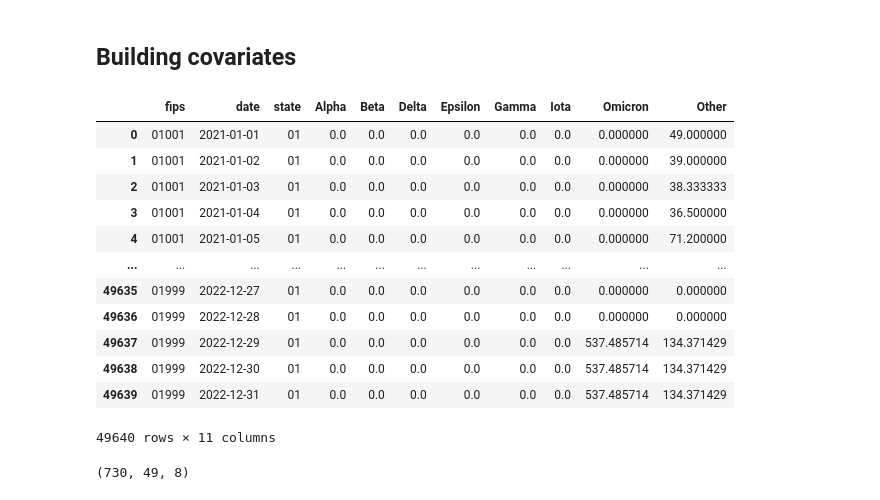
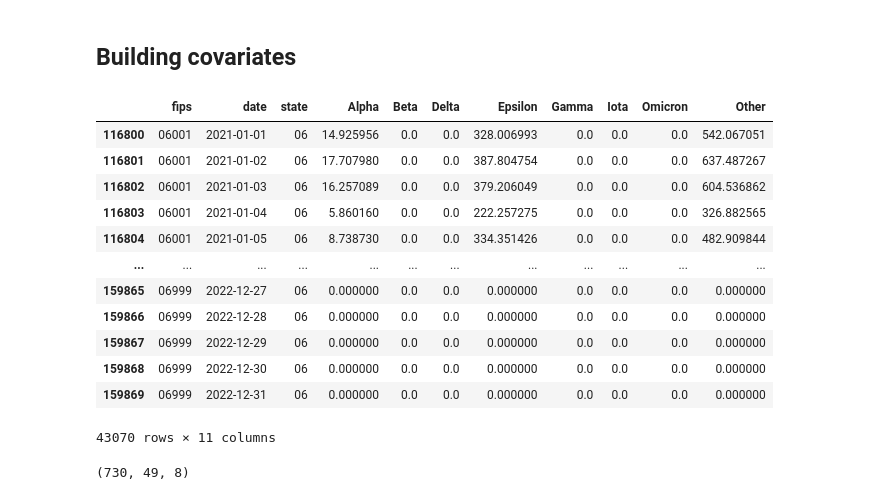
Before and after one commit to roomtempfusion/STAT-461-Group-Project, a Jupyter notebook: models/msst.ipynb, the cells around one changed output. Drawn from its saved outputs; the diff is of its cells as text; code cells hidden in the pictures.

```diff
--- a/models/msst.ipynb
+++ b/models/msst.ipynb
@@ -190,25 +192,32 @@ county_to_global = {c_fips: idx for idx, c_fips in enumerate(county_fips_global)
 M = len(county_fips_global)
 T = len(all_dates)
 F_micro = len(variant_cols)
+# %%
+county_cases_daily = pd.read_parquet('../processed data/county level/daily_cases_by_county.parquet')
+# %%
+county_cases_dict = dict()
+for state in state_fips_list:
+    df = county_cases_daily[county_cases_daily.state == state]
+    county_cases_dict[state] = df
 # %%
-with open('../processed data/county level/rolled_county_cases.pkl', 'rb') as file:
-    county_cases_dict = pickle.load(file)
+# with open('../processed data/county level/rolled_county_cases.pkl', 'rb') as file:
+#     county_cases_dict = pickle.load(file)
 # %%
-county_cases_dict['01']
+county_cases_dict['06']
 # %% [output]
 |  | fips | date | state | Alpha | Beta | Delta | Epsilon | Gamma | Iota | Omicron | Other |
-| 0 | 01001 | 2021-01-01 | 01 | 0.0 | 0.0 | 0.0 | 0.0 | 0.0 | 0.0 | 0.000000 | 49.000000 |
-| 1 | 01001 | 2021-01-02 | 01 | 0.0 | 0.0 | 0.0 | 0.0 | 0.0 | 0.0 | 0.000000 | 39.000000 |
-| 2 | 01001 | 2021-01-03 | 01 | 0.0 | 0.0 | 0.0 | 0.0 | 0.0 | 0.0 | 0.000000 | 38.333333 |
-| 3 | 01001 | 2021-01-04 | 01 | 0.0 | 0.0 | 0.0 | 0.0 | 0.0 | 0.0 | 0.000000 | 36.500000 |
-| 4 | 01001 | 2021-01-05 | 01 | 0.0 | 0.0 | 0.0 | 0.0 | 0.0 | 0.0 | 0.000000 | 71.200000 |
+| 116800 | 06001 | 2021-01-01 | 06 | 14.925956 | 0.0 | 0.0 | 328.006993 | 0.0 | 0.0 | 0.0 | 542.067051 |
+| 116801 | 06001 | 2021-01-02 | 06 | 17.707980 | 0.0 | 0.0 | 387.804754 | 0.0 | 0.0 | 0.0 | 637.487267 |
+| 116802 | 06001 | 2021-01-03 | 06 | 16.257089 | 0.0 | 0.0 | 379.206049 | 0.0 | 0.0 | 0.0 | 604.536862 |
+| 116803 | 06001 | 2021-01-04 | 06 | 5.860160 | 0.0 | 0.0 | 222.257275 | 0.0 | 0.0 | 0.0 | 326.882565 |
+| 116804 | 06001 | 2021-01-05 | 06 | 8.738730 | 0.0 | 0.0 | 334.351426 | 0.0 | 0.0 | 0.0 | 482.909844 |
 | ... | ... | ... | ... | ... | ... | ... | ... | ... | ... | ... | ... |
-| 49635 | 01999 | 2022-12-27 | 01 | 0.0 | 0.0 | 0.0 | 0.0 | 0.0 | 0.0 | 0.000000 | 0.000000 |
-| 49636 | 01999 | 2022-12-28 | 01 | 0.0 | 0.0 | 0.0 | 0.0 | 0.0 | 0.0 | 0.000000 | 0.000000 |
-| 49637 | 01999 | 2022-12-29 | 01 | 0.0 | 0.0 | 0.0 | 0.0 | 0.0 | 0.0 | 537.485714 | 134.371429 |
-| 49638 | 01999 | 2022-12-30 | 01 | 0.0 | 0.0 | 0.0 | 0.0 | 0.0 | 0.0 | 537.485714 | 134.371429 |
-| 49639 | 01999 | 2022-12-31 | 01 | 0.0 | 0.0 | 0.0 | 0.0 | 0.0 | 0.0 | 537.485714 | 134.371429 |
+| 159865 | 06999 | 2022-12-27 | 06 | 0.000000 | 0.0 | 0.0 | 0.000000 | 0.0 | 0.0 | 0.0 | 0.000000 |
+| 159866 | 06999 | 2022-12-28 | 06 | 0.000000 | 0.0 | 0.0 | 0.000000 | 0.0 | 0.0 | 0.0 | 0.000000 |
+| 159867 | 06999 | 2022-12-29 | 06 | 0.000000 | 0.0 | 0.0 | 0.000000 | 0.0 | 0.0 | 0.0 | 0.000000 |
+| 159868 | 06999 | 2022-12-30 | 06 | 0.000000 | 0.0 | 0.0 | 0.000000 | 0.0 | 0.0 | 0.0 | 0.000000 |
+| 159869 | 06999 | 2022-12-31 | 06 | 0.000000 | 0.0 | 0.0 | 0.000000 | 0.0 | 0.0 | 0.0 | 0.000000 |
-49640 rows × 11 columns
+43070 rows × 11 columns
 # %%
 X_county = np.zeros((T, M, F_micro), dtype=np.float32)
 
```
Also changed, not shown: parts of 26 cells of this notebook, 2 other files.
